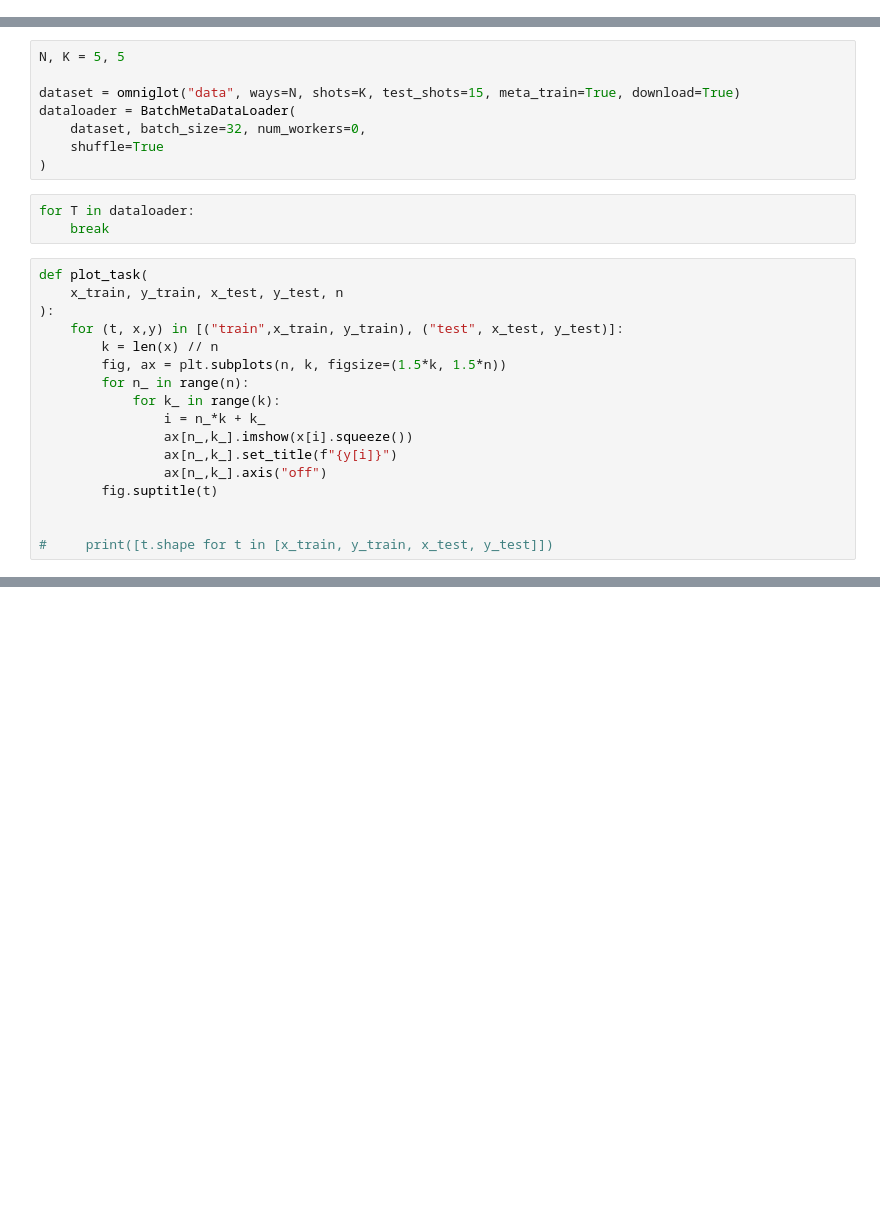
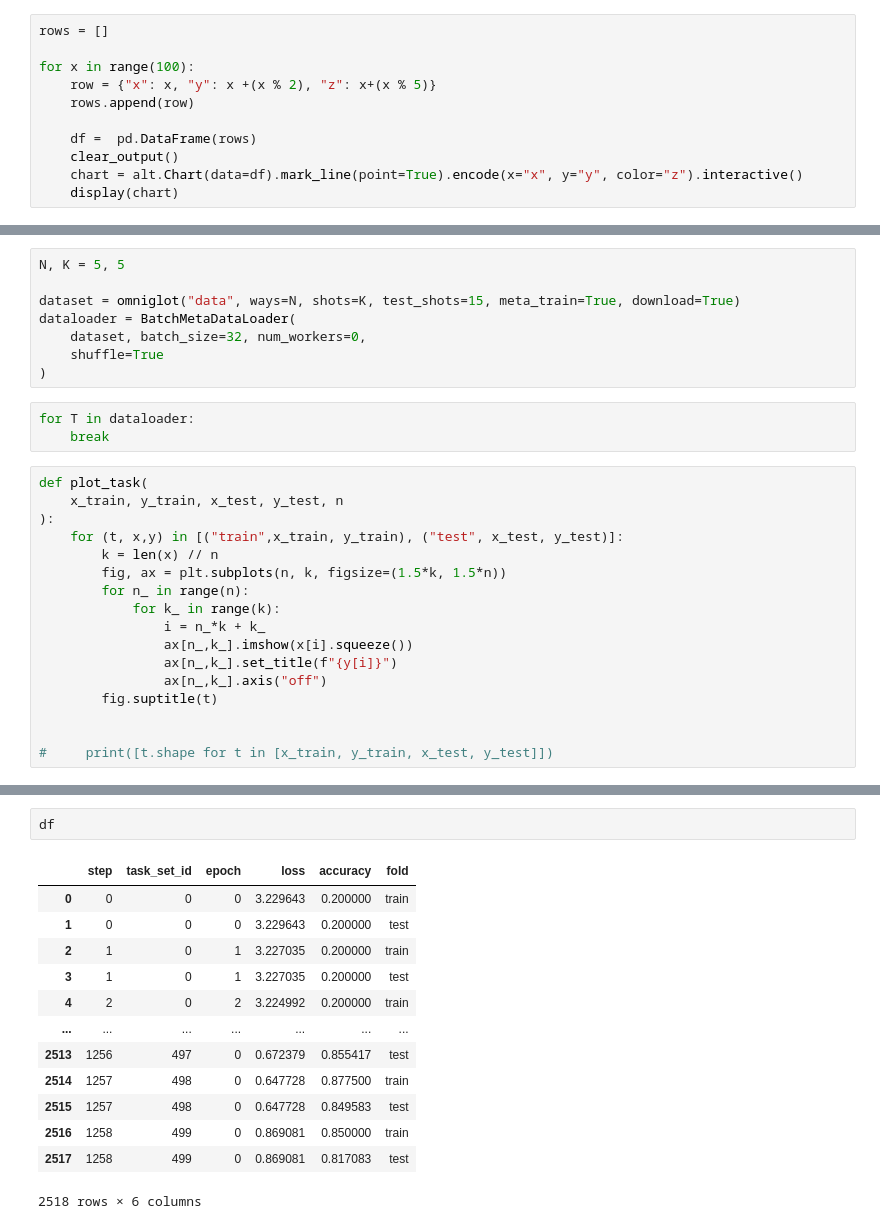
Before and after one commit to mprzewie/marcin-learning, a Jupyter notebook: hyper_fsl/hyper_omniglot.ipynb, the cells around one changed output, grey strips where cells are left out. Saved outputs shown, nothing was run; the diff lists cells and outputs as text; blank space fills up the shorter version.

```diff
--- a/hyper_fsl/hyper_omniglot.ipynb
+++ b/hyper_fsl/hyper_omniglot.ipynb
@@ -16,0 +22,11 @@ import numpy as np
+# %%
+rows = []
+
+for x in range(100):
+    row = {"x": x, "y": x +(x % 2), "z": x+(x % 5)}
+    rows.append(row)
+
+    df =  pd.DataFrame(rows)
+    clear_output()
+    chart = alt.Chart(data=df).mark_line(point=True).encode(x="x", y="y", color="z").interactive()
+    display(chart)
@@ -122,0 +182,16 @@ for task_set_id, tasks in enumerate(tqdm(dataloader, total=n_tasksets)):
+# %%
+df
+# %% [output]
+|  | step | task_set_id | epoch | loss | accuracy | fold |
+| 0 | 0 | 0 | 0 | 3.229643 | 0.200000 | train |
+| 1 | 0 | 0 | 0 | 3.229643 | 0.200000 | test |
+| 2 | 1 | 0 | 1 | 3.227035 | 0.200000 | train |
+| 3 | 1 | 0 | 1 | 3.227035 | 0.200000 | test |
+| 4 | 2 | 0 | 2 | 3.224992 | 0.200000 | train |
+| ... | ... | ... | ... | ... | ... | ... |
+| 2513 | 1256 | 497 | 0 | 0.672379 | 0.855417 | test |
+| 2514 | 1257 | 498 | 0 | 0.647728 | 0.877500 | train |
+| 2515 | 1257 | 498 | 0 | 0.647728 | 0.849583 | test |
+| 2516 | 1258 | 499 | 0 | 0.869081 | 0.850000 | train |
+| 2517 | 1258 | 499 | 0 | 0.869081 | 0.817083 | test |
+2518 rows × 6 columns
```
Also changed, not shown: parts of 7 cells of this notebook.
